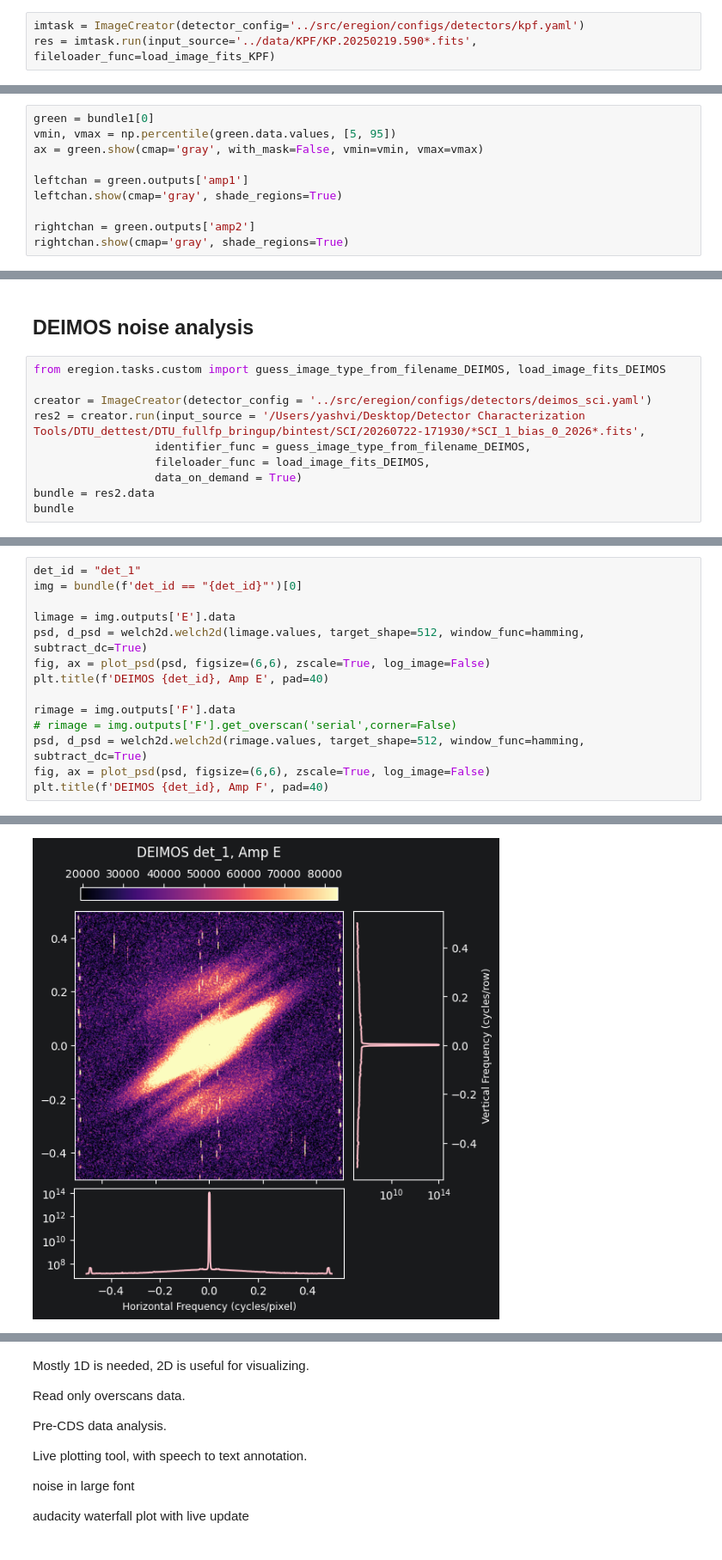
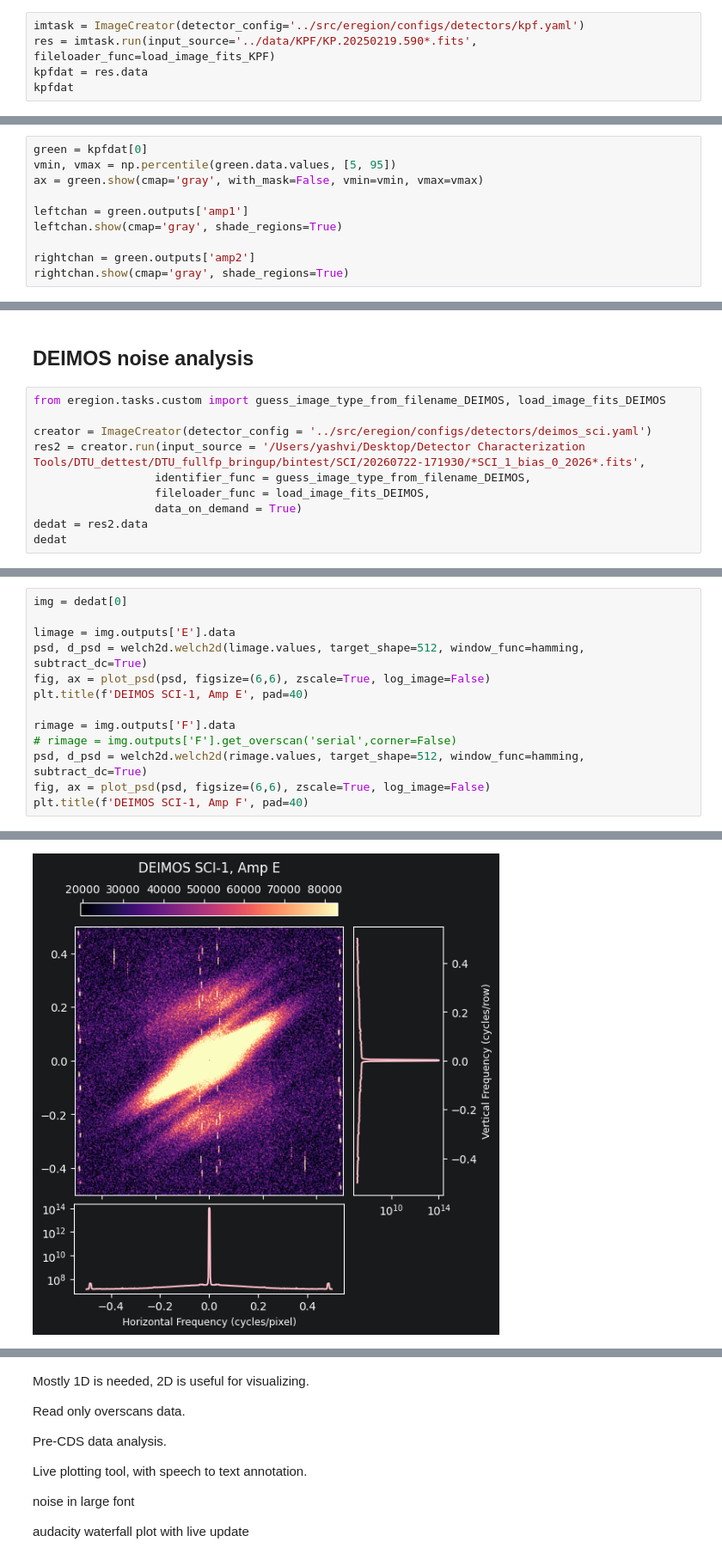
Before and after one commit to CaltechOpticalObservatories/eregion, a Jupyter notebook: playground/KPF_play.ipynb, the cells around one changed output, grey strips where cells are left out. Shown at 86% size. Cells and saved outputs as stored; diff of their text form.

```diff
--- a/playground/KPF_play.ipynb
+++ b/playground/KPF_play.ipynb
@@ -8,4 +8,6 @@ from scipy.signal.windows import hamming, hann
 # %%
 imtask = ImageCreator(detector_config='../src/eregion/configs/detectors/kpf.yaml')
 res = imtask.run(input_source='../data/KPF/KP.20250219.590*.fits', fileloader_func=load_image_fits_KPF)
+kpfdat = res.data
+kpfdat
 # %% [output]
@@ -22,5 +20,5 @@ bundle1
 # %%
-green = bundle1[0]
+green = kpfdat[0]
 vmin, vmax = np.percentile(green.data.values, [5, 95])
 ax = green.show(cmap='gray', with_mask=False, vmin=vmin, vmax=vmax)
 
@@ -127,6 +125,6 @@ res2 = creator.run(input_source = '/Users/yashvi/Desktop/Detector Characterizati
                   identifier_func = guess_image_type_from_filename_DEIMOS,
                   fileloader_func = load_image_fits_DEIMOS,
                   data_on_demand = True)
-bundle = res2.data
-bundle
+dedat = res2.data
+dedat
 # %% [output]
@@ -143,17 +135,16 @@ bundle
 |  | type | exptime | obstime | seqnum | led | backbias | det_id | filename | object |
 | 0 | bias | 0.0 | 2026-07-22T171946.612 | 0 | GREEN | -60.0 | det_1 | /Users/yashvi/Desktop/Detector Ch... | <eregion.datamodels.image.DetImag... |
 # %%
-det_id = "det_1"
-img = bundle(f'det_id == "{det_id}"')[0]
+img = dedat[0]
 
 limage = img.outputs['E'].data
 psd, d_psd = welch2d.welch2d(limage.values, target_shape=512, window_func=hamming, subtract_dc=True)
 fig, ax = plot_psd(psd, figsize=(6,6), zscale=True, log_image=False)
-plt.title(f'DEIMOS {det_id}, Amp E', pad=40)
+plt.title(f'DEIMOS SCI-1, Amp E', pad=40)
 
 rimage = img.outputs['F'].data
 # rimage = img.outputs['F'].get_overscan('serial',corner=False)
 psd, d_psd = welch2d.welch2d(rimage.values, target_shape=512, window_func=hamming, subtract_dc=True)
 fig, ax = plot_psd(psd, figsize=(6,6), zscale=True, log_image=False)
-plt.title(f'DEIMOS {det_id}, Amp F', pad=40)
+plt.title(f'DEIMOS SCI-1, Amp F', pad=40)
 # %% [output]
@@ -161 +152 @@ Text(0.5, 1.0, 'DEIMOS det_1, Amp F')
-[figure, old version]
+[figure, new version]
```
Also changed, not shown: parts of 9 cells of this notebook, 1 other file.
